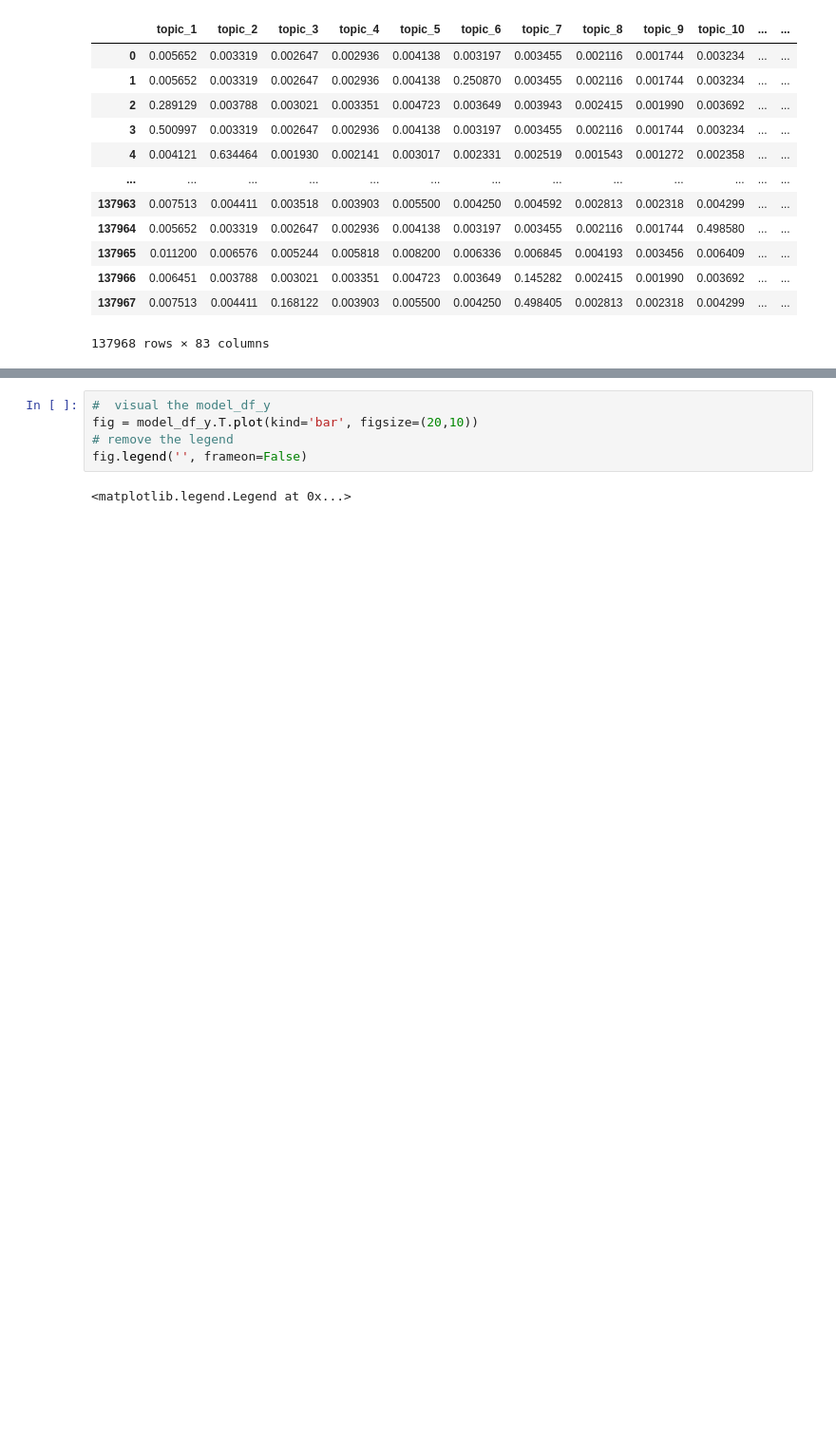
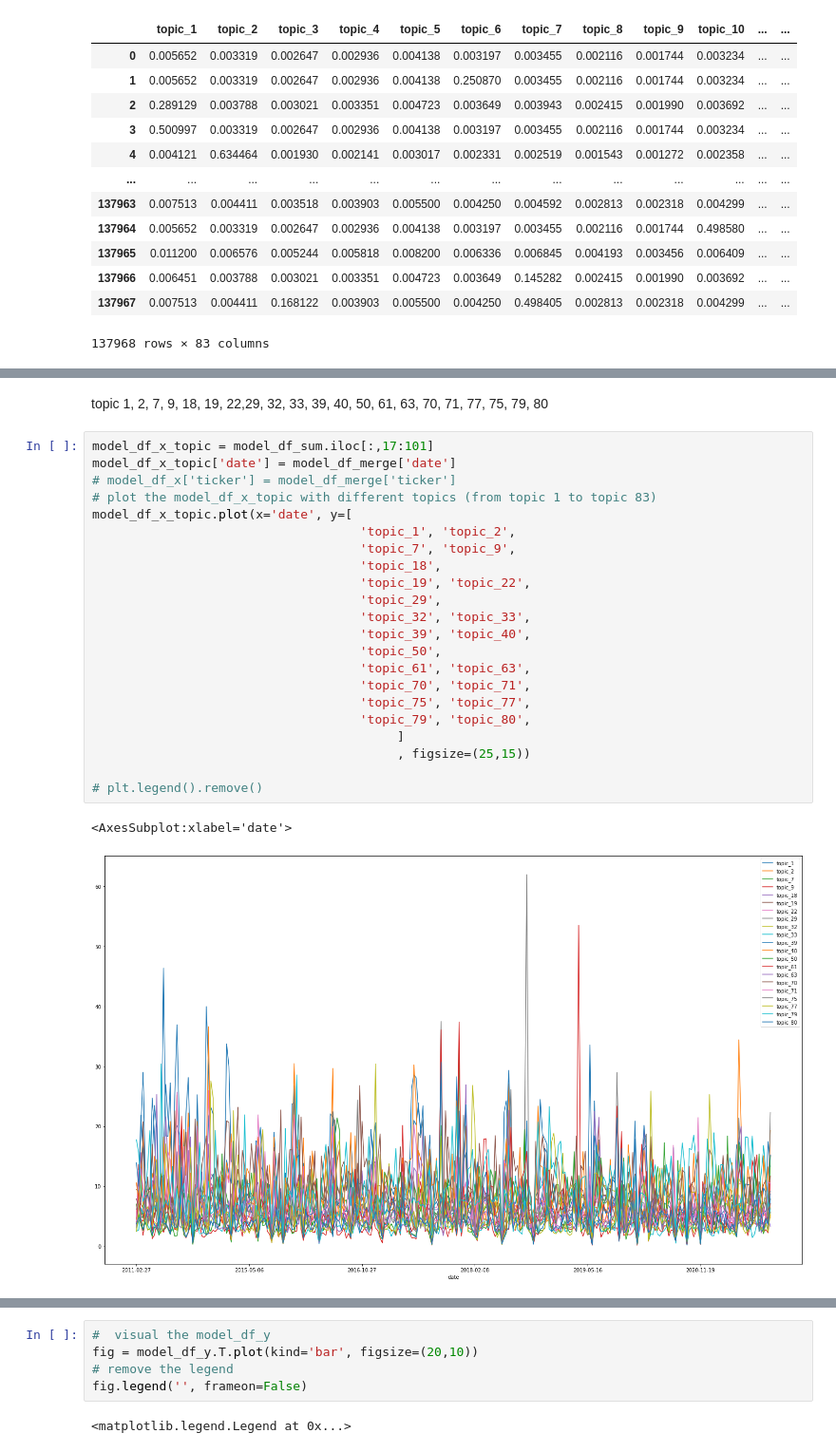
Before and after one commit to BoE-ARP-Bayes-MSc-BA/BoE_ARP_test01, a Jupyter notebook: BoE_Present_Model/model_2.ipynb, the cells around one changed output, grey strips where cells are left out. Shown at 95% size. Cells and saved outputs as stored; diff of their text form; blank space fills up the shorter version.

```diff
--- a/BoE_Present_Model/model_2.ipynb
+++ b/BoE_Present_Model/model_2.ipynb
@@ -1210,0 +1265,27 @@ model_df_y
+# %% [markdown]
+topic 1, 2, 7, 9, 18, 19, 22,29, 32, 33, 39, 40, 50, 61, 63, 70, 71, 77, 75, 79, 80
+# %%
+model_df_x_topic = model_df_sum.iloc[:,17:101]
+model_df_x_topic['date'] = model_df_merge['date']
+# model_df_x['ticker'] = model_df_merge['ticker']
+# plot the model_df_x_topic with different topics (from topic 1 to topic 83)
+model_df_x_topic.plot(x='date', y=[
+                                    'topic_1', 'topic_2',
+                                    'topic_7', 'topic_9',
+                                    'topic_18',
+                                    'topic_19', 'topic_22',
+                                    'topic_29',
+                                    'topic_32', 'topic_33',
+                                    'topic_39', 'topic_40',
+                                    'topic_50',
+                                    'topic_61', 'topic_63',
+                                    'topic_70', 'topic_71',
+                                    'topic_75', 'topic_77',
+                                    'topic_79', 'topic_80',
+                                         ]
+                                         , figsize=(25,15))
+
+# plt.legend().remove()
+# %% [output]
+<AxesSubplot:xlabel='date'>
+[figure, added]
```
Also changed, not shown: parts of 28 cells of this notebook.
